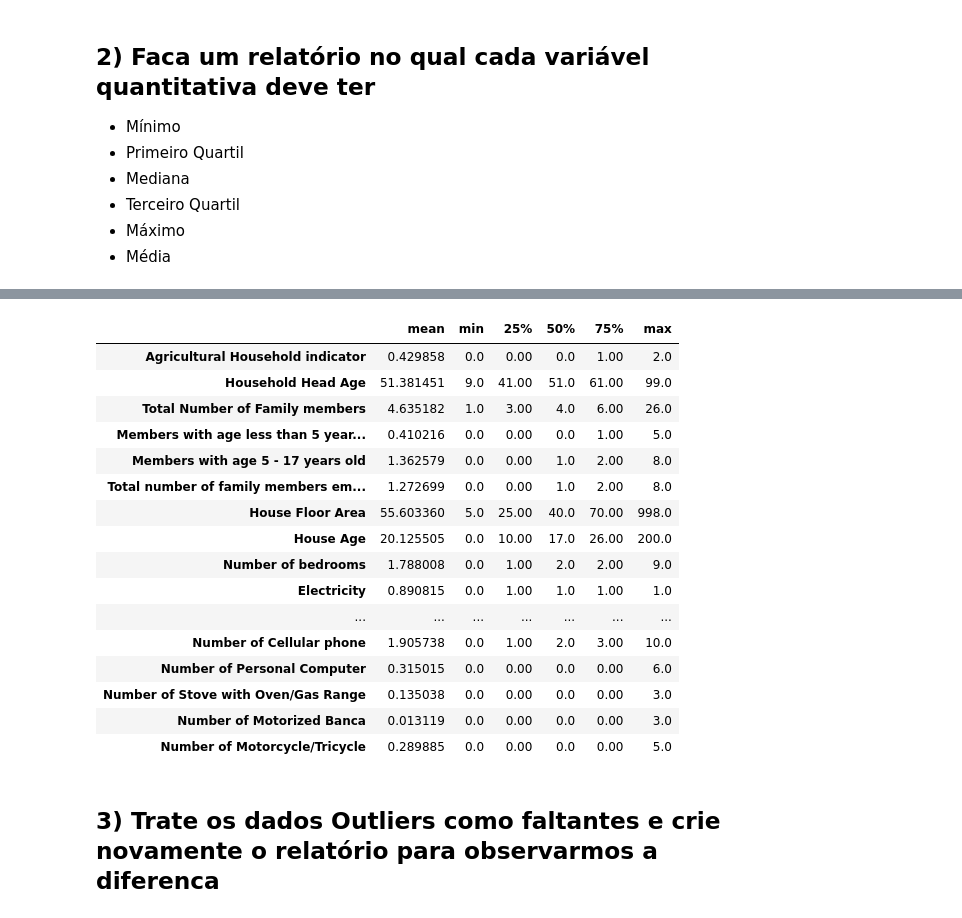
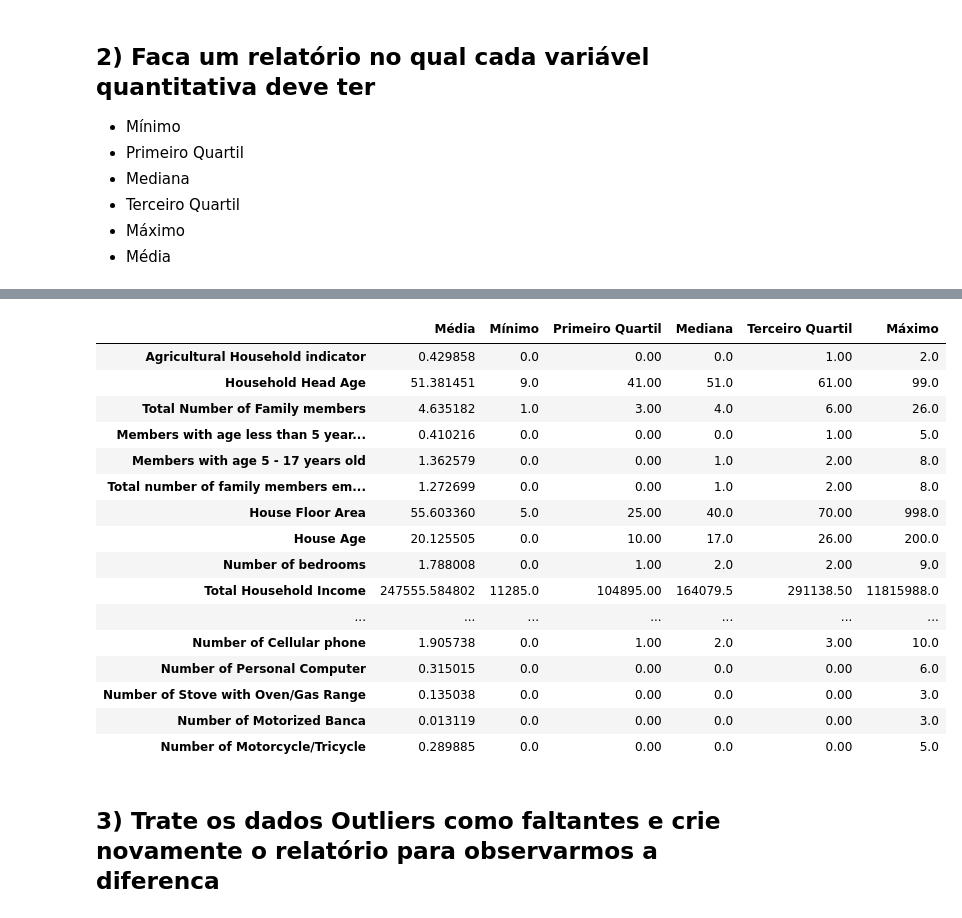
Before and after one commit to marcelaqueiroz/letscode_pandas, a Jupyter notebook: projeto_pandas.ipynb, the cells around one changed output, grey strips where cells are left out. Drawn from its saved outputs; the diff is of its cells as text; code cells hidden in the pictures.

```diff
--- a/projeto_pandas.ipynb
+++ b/projeto_pandas.ipynb
@@ -165,8 +165,9 @@ bens
 # %%
-df_completo = (demografico
+# Merge dataframes
+df_merged = (demografico
                .merge(renda_gastos, how='inner', on=['ID', 'Region'])
                .merge(bens, how='inner', right_index=True, left_index=True))
-df_completo
+df_merged
 # %% [output]
 |  | ID | Region | Main Source of Income | Agricultural Household indicator | Household Head Sex | Household Head Age | ... |
 | 0 | 1 | A | Wage/Salaries | 0 | Female | 49 | ... |
@@ -252,25 +247,39 @@ dtype: object
-# %%
-df_completo = df_completo.loc[:, df_completo.columns != 'ID'].select_dtypes(include='int64')
-stats = df_completo.describe()
-stats.loc[~stats.index.isin(['count', 'std'])].T
-# %% [output]
-|  | mean | min | 25% | 50% | 75% | max |
-| Agricultural Household indicator | 0.429858 | 0.0 | 0.00 | 0.0 | 1.00 | 2.0 |
-| Household Head Age | 51.381451 | 9.0 | 41.00 | 51.0 | 61.00 | 99.0 |
-| Total Number of Family members | 4.635182 | 1.0 | 3.00 | 4.0 | 6.00 | 26.0 |
-| Members with age less than 5 year... | 0.410216 | 0.0 | 0.00 | 0.0 | 1.00 | 5.0 |
-| Members with age 5 - 17 years old | 1.362579 | 0.0 | 0.00 | 1.0 | 2.00 | 8.0 |
-| Total number of family members em... | 1.272699 | 0.0 | 0.00 | 1.0 | 2.00 | 8.0 |
-| House Floor Area | 55.603360 | 5.0 | 25.00 | 40.0 | 70.00 | 998.0 |
-| House Age | 20.125505 | 0.0 | 10.00 | 17.0 | 26.00 | 200.0 |
-| Number of bedrooms | 1.788008 | 0.0 | 1.00 | 2.0 | 2.00 | 9.0 |
-| Electricity | 0.890815 | 0.0 | 1.00 | 1.0 | 1.00 | 1.0 |
-| ... | ... | ... | ... | ... | ... | ... |
-| Number of Cellular phone | 1.905738 | 0.0 | 1.00 | 2.0 | 3.00 | 10.0 |
-| Number of Personal Computer | 0.315015 | 0.0 | 0.00 | 0.0 | 0.00 | 6.0 |
-| Number of Stove with Oven/Gas Range | 0.135038 | 0.0 | 0.00 | 0.0 | 0.00 | 3.0 |
-| Number of Motorized Banca | 0.013119 | 0.0 | 0.00 | 0.0 | 0.00 | 3.0 |
-| Number of Motorcycle/Tricycle | 0.289885 | 0.0 | 0.00 | 0.0 | 0.00 | 5.0 |
+# %%
+def generate_stats_report(df, unwanted_stats, new_column_names):
+    df = df.describe()
+    df = df.loc[~df.index.isin(unwanted_stats)].T
+    df.columns = new_column_names
+    return df
+
+unwanted_stats = ['count', 'std']
+new_column_names = ['Média', 'Mínimo', 'Primeiro Quartil', 'Mediana', 'Terceiro Quartil', 'Máximo']
+
+unwanted_columns = ['ID', 'Electricity']
+
+# Select qualitative columns
+df_quantitative = (df_merged
+                   .loc[:, ~df_merged.columns.isin(unwanted_columns)]  # Ignore unwanted columns
+                   .select_dtypes(include='int64'))
+stats = generate_stats_report(df_quantitative, unwanted_stats, new_column_names)
+stats
+# %% [output]
+|  | Média | Mínimo | Primeiro Quartil | Mediana | Terceiro Quartil | Máximo |
+| Agricultural Household indicator | 0.429858 | 0.0 | 0.00 | 0.0 | 1.00 | 2.0 |
+| Household Head Age | 51.381451 | 9.0 | 41.00 | 51.0 | 61.00 | 99.0 |
+| Total Number of Family members | 4.635182 | 1.0 | 3.00 | 4.0 | 6.00 | 26.0 |
+| Members with age less than 5 year... | 0.410216 | 0.0 | 0.00 | 0.0 | 1.00 | 5.0 |
+| Members with age 5 - 17 years old | 1.362579 | 0.0 | 0.00 | 1.0 | 2.00 | 8.0 |
+| Total number of family members em... | 1.272699 | 0.0 | 0.00 | 1.0 | 2.00 | 8.0 |
+| House Floor Area | 55.603360 | 5.0 | 25.00 | 40.0 | 70.00 | 998.0 |
+| House Age | 20.125505 | 0.0 | 10.00 | 17.0 | 26.00 | 200.0 |
+| Number of bedrooms | 1.788008 | 0.0 | 1.00 | 2.0 | 2.00 | 9.0 |
+| Total Household Income | 247555.584802 | 11285.0 | 104895.00 | 164079.5 | 291138.50 | 11815988.0 |
+| ... | ... | ... | ... | ... | ... | ... |
+| Number of Cellular phone | 1.905738 | 0.0 | 1.00 | 2.0 | 3.00 | 10.0 |
+| Number of Personal Computer | 0.315015 | 0.0 | 0.00 | 0.0 | 0.00 | 6.0 |
+| Number of Stove with Oven/Gas Range | 0.135038 | 0.0 | 0.00 | 0.0 | 0.00 | 3.0 |
+| Number of Motorized Banca | 0.013119 | 0.0 | 0.00 | 0.0 | 0.00 | 3.0 |
+| Number of Motorcycle/Tricycle | 0.289885 | 0.0 | 0.00 | 0.0 | 0.00 | 5.0 |
 # %% [markdown]
 ## 3) Trate os dados Outliers como faltantes e crie novamente o relatório para observarmos a diferenca
 # %%
```
Also changed, not shown: parts of 23 cells of this notebook.
